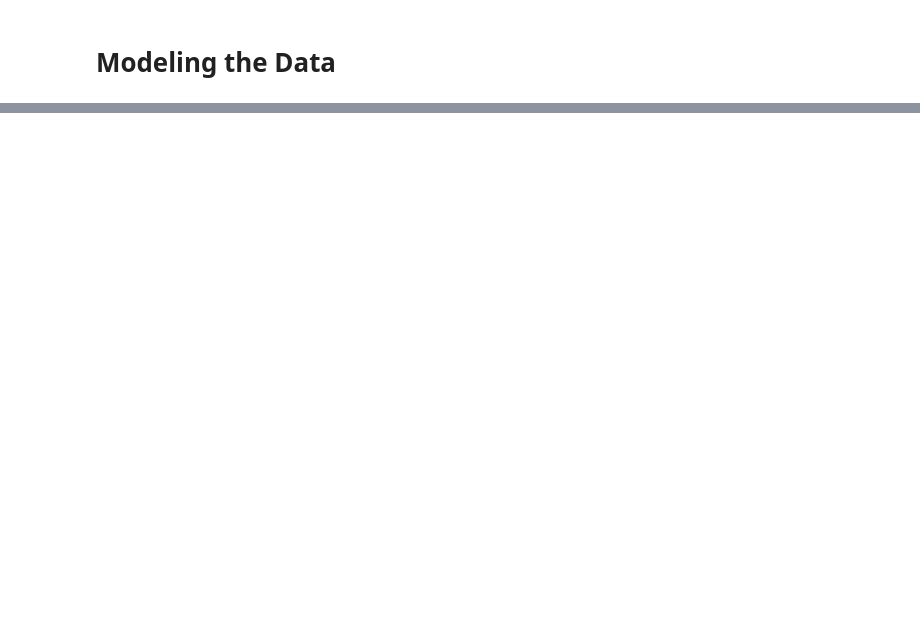
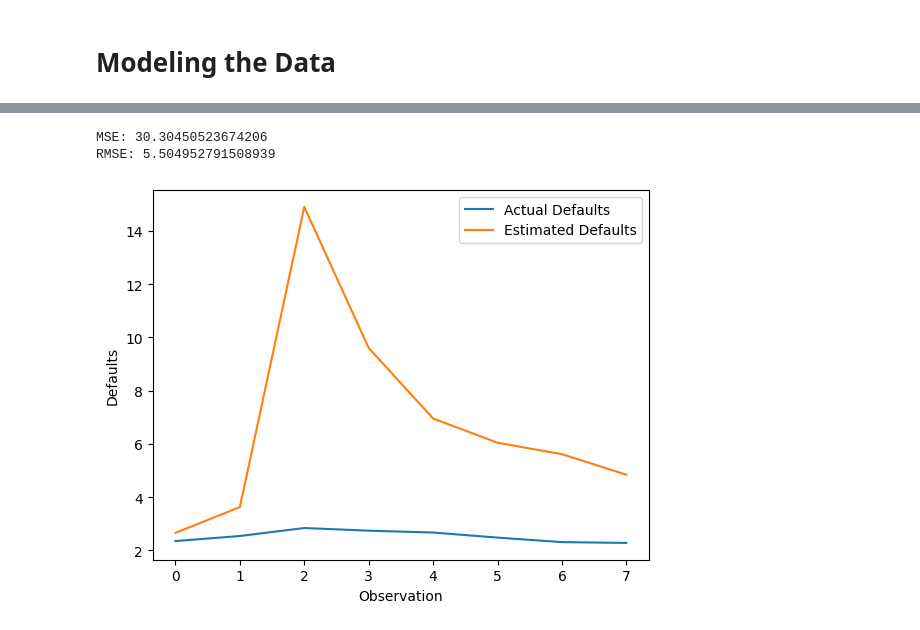
Before and after one commit to iffishells/Fractional-logistic-Model, a Jupyter notebook: milestone-2.ipynb, the cells around one changed output, grey strips where cells are left out. Cells and saved outputs as stored; diff of their text form; code cells hidden in the pictures; blank space fills up the shorter version.

```diff
--- a/milestone-2.ipynb
+++ b/milestone-2.ipynb
@@ -489,0 +595,32 @@ BIC: 207.19076632631698
+# %%
+# Define the predictors and response variable
+predictors = ['Prime rate', 'Unemployment rate_lag_1', 'House Price Index (Level)_YOY']
+response = 'DRS-Target Variable'
+# %%
+results_df = pd.DataFrame()
+
+results_df['Predicted'] = result.predict(sm.add_constant(testing_data[predictors])).tolist()
+results_df['Actual']  = testing_data[response].tolist()
+# %%
+from sklearn.metrics import mean_squared_error
+
+# Calculate MSE
+mse = mean_squared_error(results_df['Predicted'], results_df['Actual'])
+
+# Calculate RMSE
+rmse = np.sqrt(mse)
+
+print("MSE:", mse)
+print("RMSE:", rmse)
+# %% [output]
+MSE: 30.30450523674206
+RMSE: 5.504952791508939
+# %%
+plt.plot(results_df.index, results_df['Actual'], label='Actual Defaults')
+plt.plot(results_df.index, results_df['Predicted'], label='Estimated Defaults')
+plt.xlabel('Observation')
+plt.ylabel('Defaults')
+plt.legend()
+plt.show()
+# %% [output]
+[figure, added]
```
Also changed, not shown: parts of 16 cells of this notebook, 3 other files.
